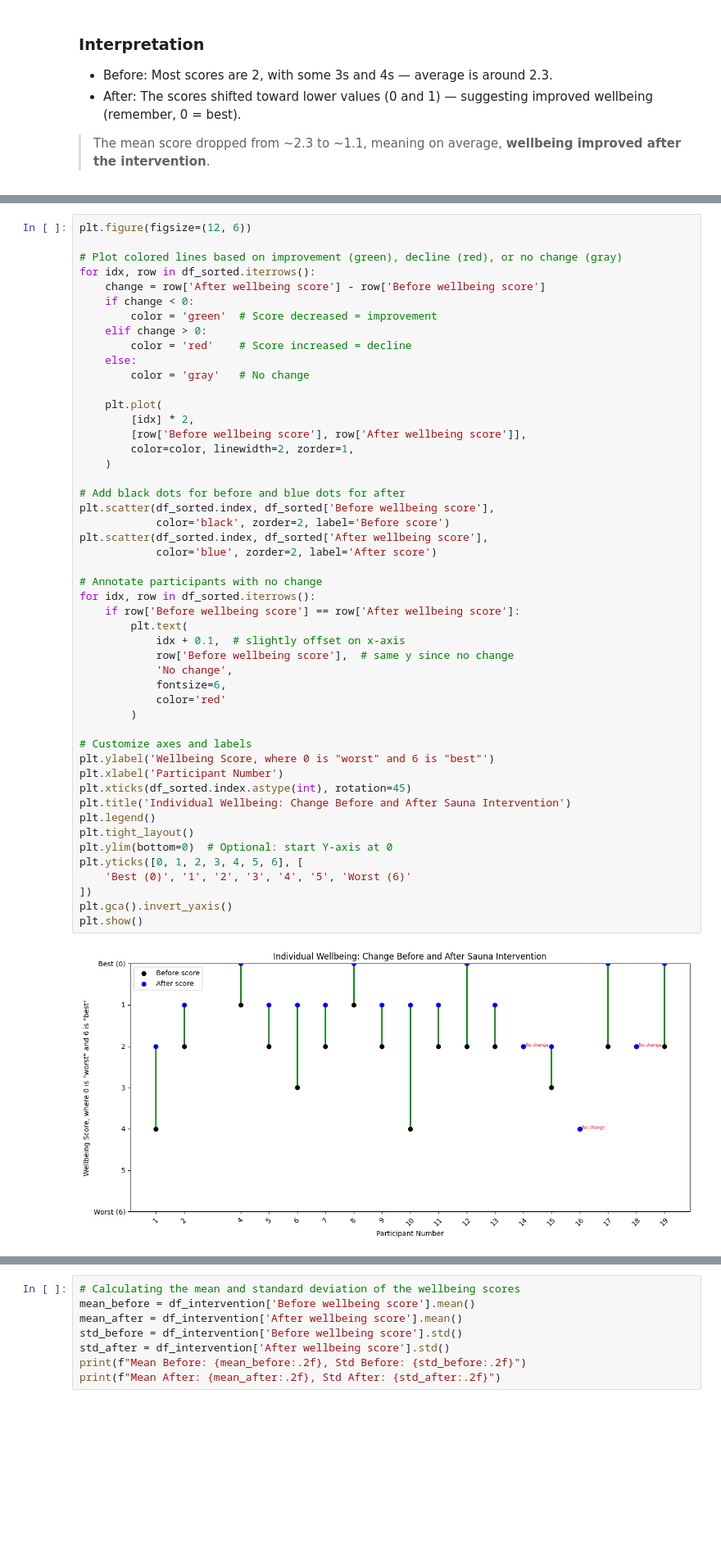
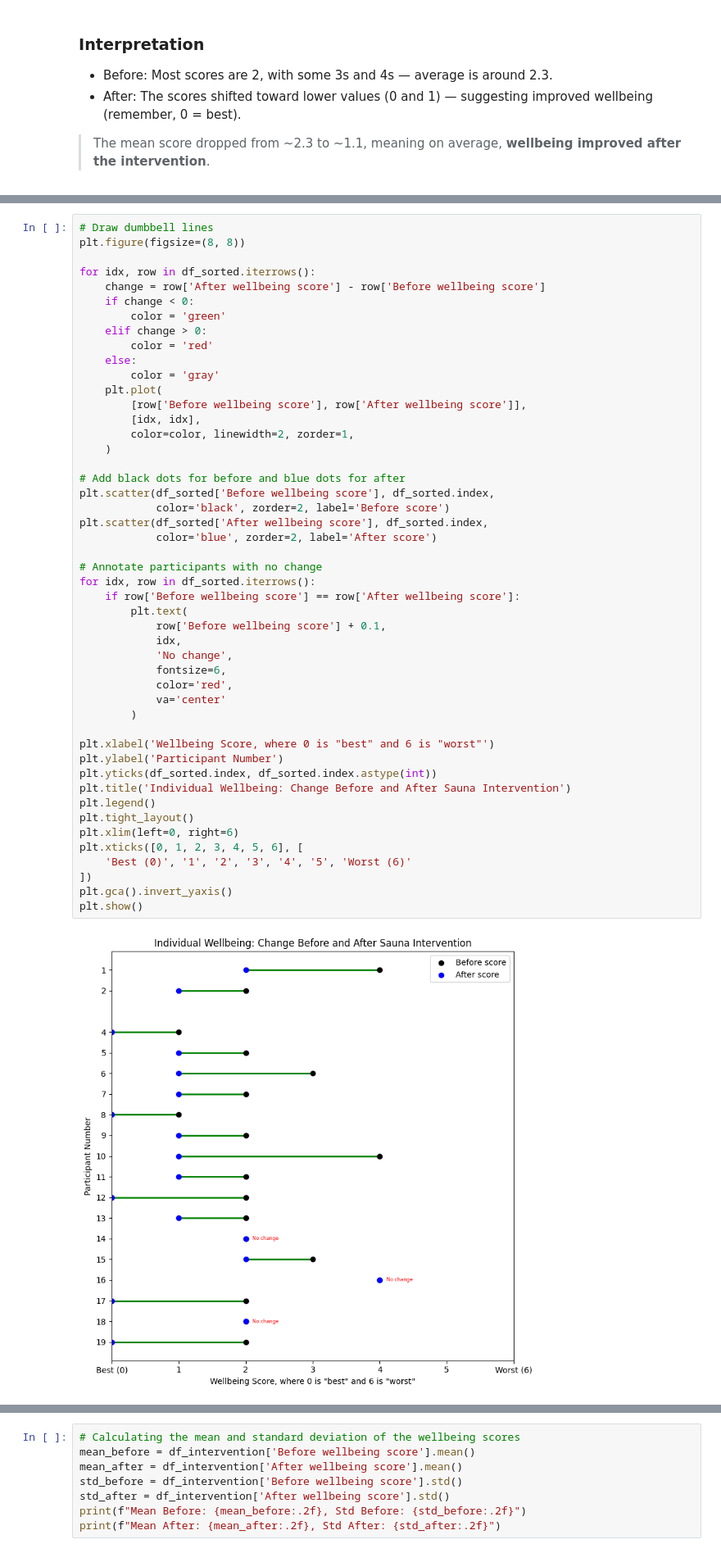
Before and after one commit to RachaelJadeMcGrath/Capstone, a Jupyter notebook: capstone_analysis.ipynb, the cells around one changed output, grey strips where cells are left out. Shown at 82% size. Saved outputs shown, nothing was run; the diff lists cells and outputs as text; blank space fills up the shorter version.

Commit message:
New plots

```diff
--- a/capstone_analysis.ipynb
+++ b/capstone_analysis.ipynb
@@ -1150,52 +1168,51 @@ plt.show()
 # %%
-plt.figure(figsize=(12, 6))
+# Draw dumbbell lines
+plt.figure(figsize=(8, 8))
 
-# Plot colored lines based on improvement (green), decline (red), or no change (gray)
 for idx, row in df_sorted.iterrows():
     change = row['After wellbeing score'] - row['Before wellbeing score']
     if change < 0:
-        color = 'green'  # Score decreased = improvement
+        color = 'green'
     elif change > 0:
-        color = 'red'    # Score increased = decline
+        color = 'red'
     else:
-        color = 'gray'   # No change
-
+        color = 'gray'
     plt.plot(
-        [idx] * 2,
         [row['Before wellbeing score'], row['After wellbeing score']],
+        [idx, idx],
         color=color, linewidth=2, zorder=1,
     )
 
 # Add black dots for before and blue dots for after
-plt.scatter(df_sorted.index, df_sorted['Before wellbeing score'],
+plt.scatter(df_sorted['Before wellbeing score'], df_sorted.index,
             color='black', zorder=2, label='Before score')
-plt.scatter(df_sorted.index, df_sorted['After wellbeing score'],
+plt.scatter(df_sorted['After wellbeing score'], df_sorted.index,
             color='blue', zorder=2, label='After score')
 
 # Annotate participants with no change
 for idx, row in df_sorted.iterrows():
     if row['Before wellbeing score'] == row['After wellbeing score']:
         plt.text(
-            idx + 0.1,  # slightly offset on x-axis
-            row['Before wellbeing score'],  # same y since no change
+            row['Before wellbeing score'] + 0.1,
+            idx,
             'No change',
             fontsize=6,
-            color='red'
+            color='red',
+            va='center'
         )
 
-# Customize axes and labels
-plt.ylabel('Wellbeing Score, where 0 is "worst" and 6 is "best"')
-plt.xlabel('Participant Number')
-plt.xticks(df_sorted.index.astype(int), rotation=45)
+plt.xlabel('Wellbeing Score, where 0 is "best" and 6 is "worst"')
+plt.ylabel('Participant Number')
+plt.yticks(df_sorted.index, df_sorted.index.astype(int))
 plt.title('Individual Wellbeing: Change Before and After Sauna Intervention')
 plt.legend()
 plt.tight_layout()
-plt.ylim(bottom=0)  # Optional: start Y-axis at 0
-plt.yticks([0, 1, 2, 3, 4, 5, 6], [
+plt.xlim(left=0, right=6)
+plt.xticks([0, 1, 2, 3, 4, 5, 6], [
     'Best (0)', '1', '2', '3', '4', '5', 'Worst (6)'
 ])
 plt.gca().invert_yaxis()
 plt.show()
 # %% [output]
-[figure, old version]
+[figure, new version]
 # %% [markdown]
```
Also changed, not shown: parts of 22 cells of this notebook, 19 other files.
